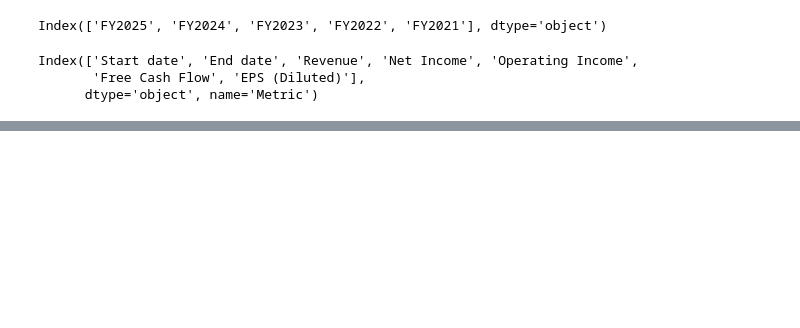
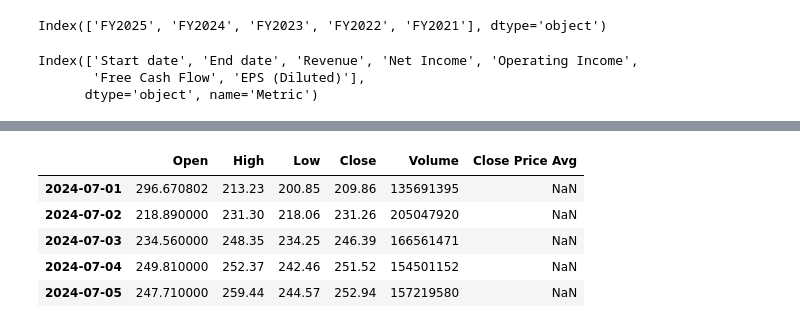
Before and after one commit to GichukiEdwin/Python_Data, a Jupyter notebook: notebooks/stock-prices-time-series-analysis.ipynb, the cells around one changed output, grey strips where cells are left out. Cells and saved outputs as stored; diff of their text form; code cells hidden in the pictures; blank space fills up the shorter version.

```diff
--- a/notebooks/stock-prices-time-series-analysis.ipynb
+++ b/notebooks/stock-prices-time-series-analysis.ipynb
@@ -876,0 +893,10 @@ df7.head(15)
+# %%
+tsla_close_prices['Close Price Avg'] = tsla_close_prices['Close'].rolling(window=20).mean()
+tsla_close_prices.head()
+# %% [output]
+|  | Open | High | Low | Close | Volume | Close Price Avg |
+| 2024-07-01 | 296.670802 | 213.23 | 200.85 | 209.86 | 135691395 | NaN |
+| 2024-07-02 | 218.890000 | 231.30 | 218.06 | 231.26 | 205047920 | NaN |
+| 2024-07-03 | 234.560000 | 248.35 | 234.25 | 246.39 | 166561471 | NaN |
+| 2024-07-04 | 249.810000 | 252.37 | 242.46 | 251.52 | 154501152 | NaN |
+| 2024-07-05 | 247.710000 | 259.44 | 244.57 | 252.94 | 157219580 | NaN |
```
Also changed, not shown: parts of 14 cells of this notebook.
